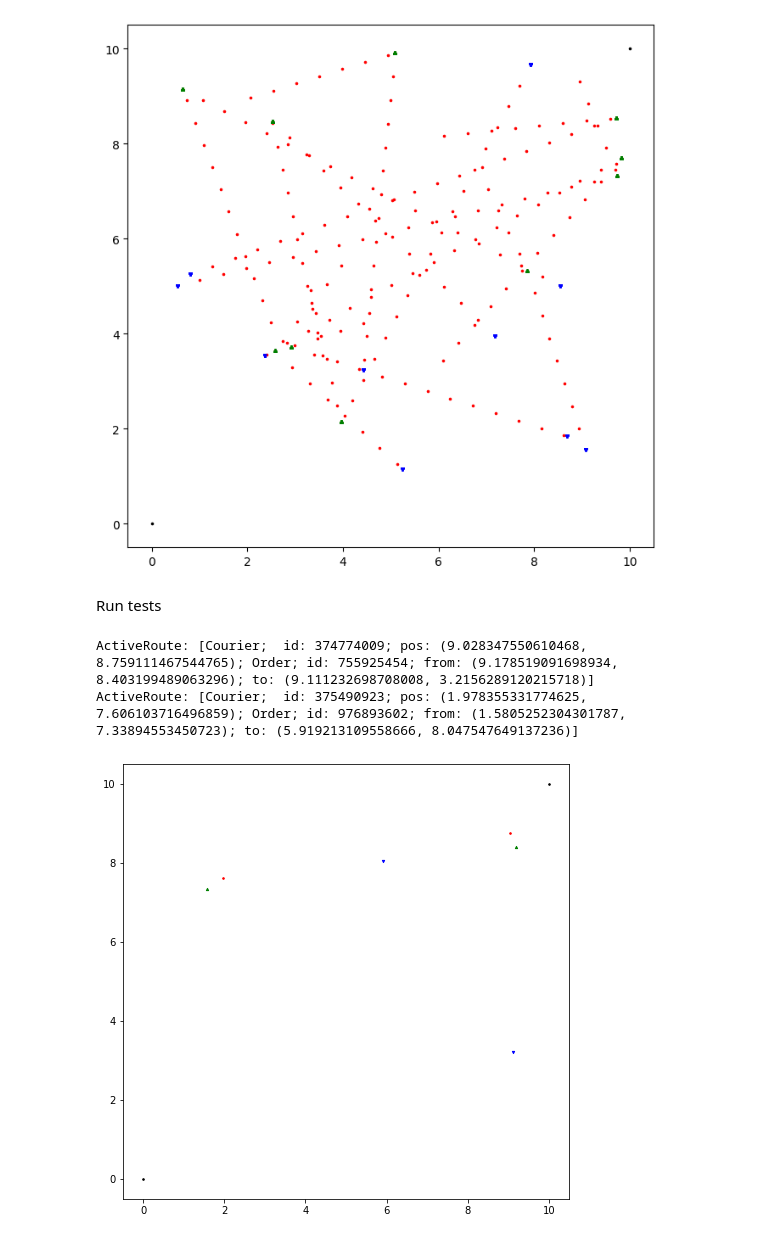
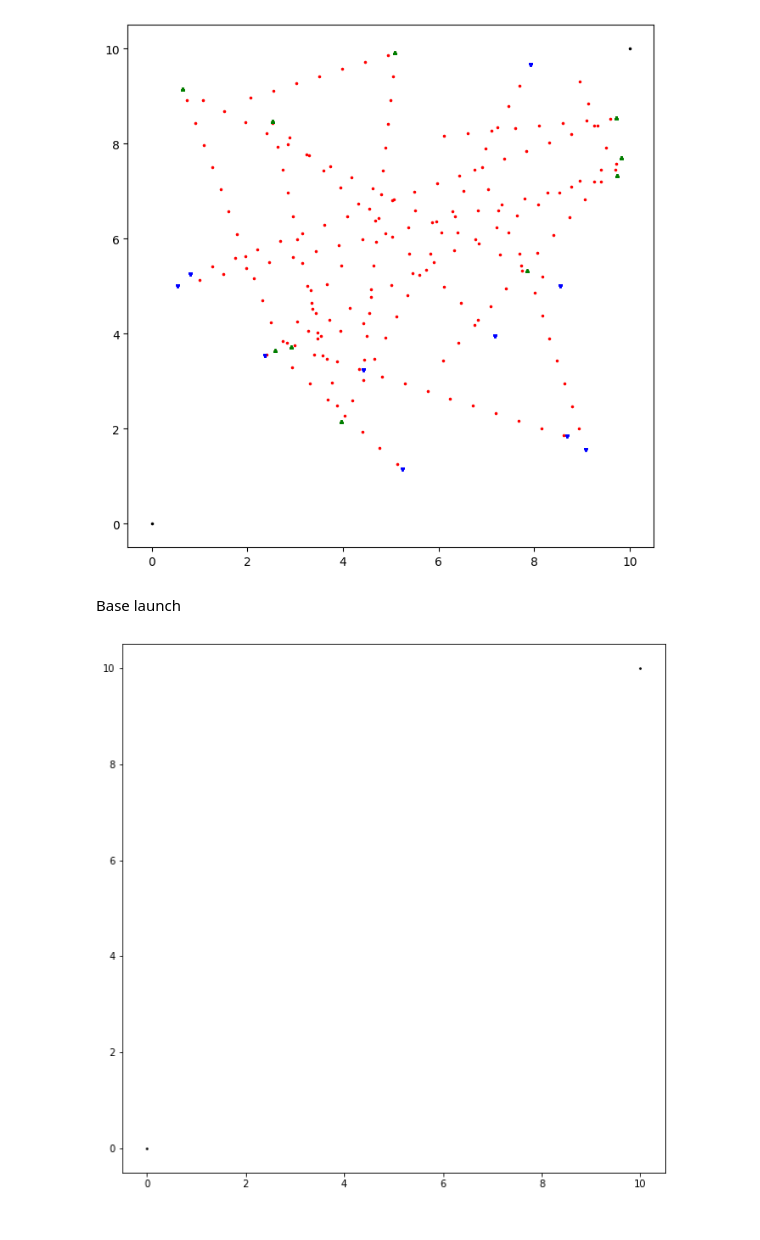
Before and after one commit to limon8884/delivery-RL, a Jupyter notebook: notebook.ipynb, the cells around one changed output. Cells and saved outputs as stored; diff of their text form; code cells hidden in the pictures.

```diff
--- a/notebook.ipynb
+++ b/notebook.ipynb
@@ -31,8 +18,8 @@ for iter in range(100):
             ar.next(0.5)
 # %% [output]
 [figure]
-# %% [markdown]
-Run tests
+# %% [markdown]
+Base launch
 # %%
 %matplotlib inline
 import matplotlib.pyplot as plt
@@ -53,23 +41,21 @@ from simulator.base_simulator import BaseSimulator
 from simulator.visualization import Visualizer
 # %%
 dsp = Dispatch()
-sim = BaseSimulator(dsp, 0.1)
+sim = BaseSimulator(dsp, 0.5)
 
 fig, ax = plt.subplots()
-fig.set_figheight(8)
-fig.set_figwidth(8)
+fig.set_figheight(10)
+fig.set_figwidth(10)
 
 sim.corner_bounds[0].plot(ax, color='black')
 sim.corner_bounds[1].plot(ax, color='black')
 
 all_metrics = []
-for i in range(1):
+for i in range(2000):
     metrics = sim.GetMetrics()
     all_metrics.append(metrics)
     sim.Next()
-    for ar in sim.active_routes:
-        ar.plot(ax)
+    # for ar in sim.active_routes:
+    #     ar.plot(ax)
 # %% [output]
-ActiveRoute: [Courier;  id: 374774009; pos: (9.028347550610468, 8.759111467544765); Order; id: 755925454; from: (9.178519091698934, 8.403199489063296); to: (9.111232698708008, 3.2156289120215718)]
-ActiveRoute: [Courier;  id: 375490923; pos: (1.978355331774625, 7.606103716496859); Order; id: 976893602; from: (1.5805252304301787, 7.33894553450723); to: (5.919213109558666, 8.047547649137236)]
-[figure, old version]
+[figure, new version]
```
Also changed, not shown: parts of 17 cells of this notebook, 7 other files.
